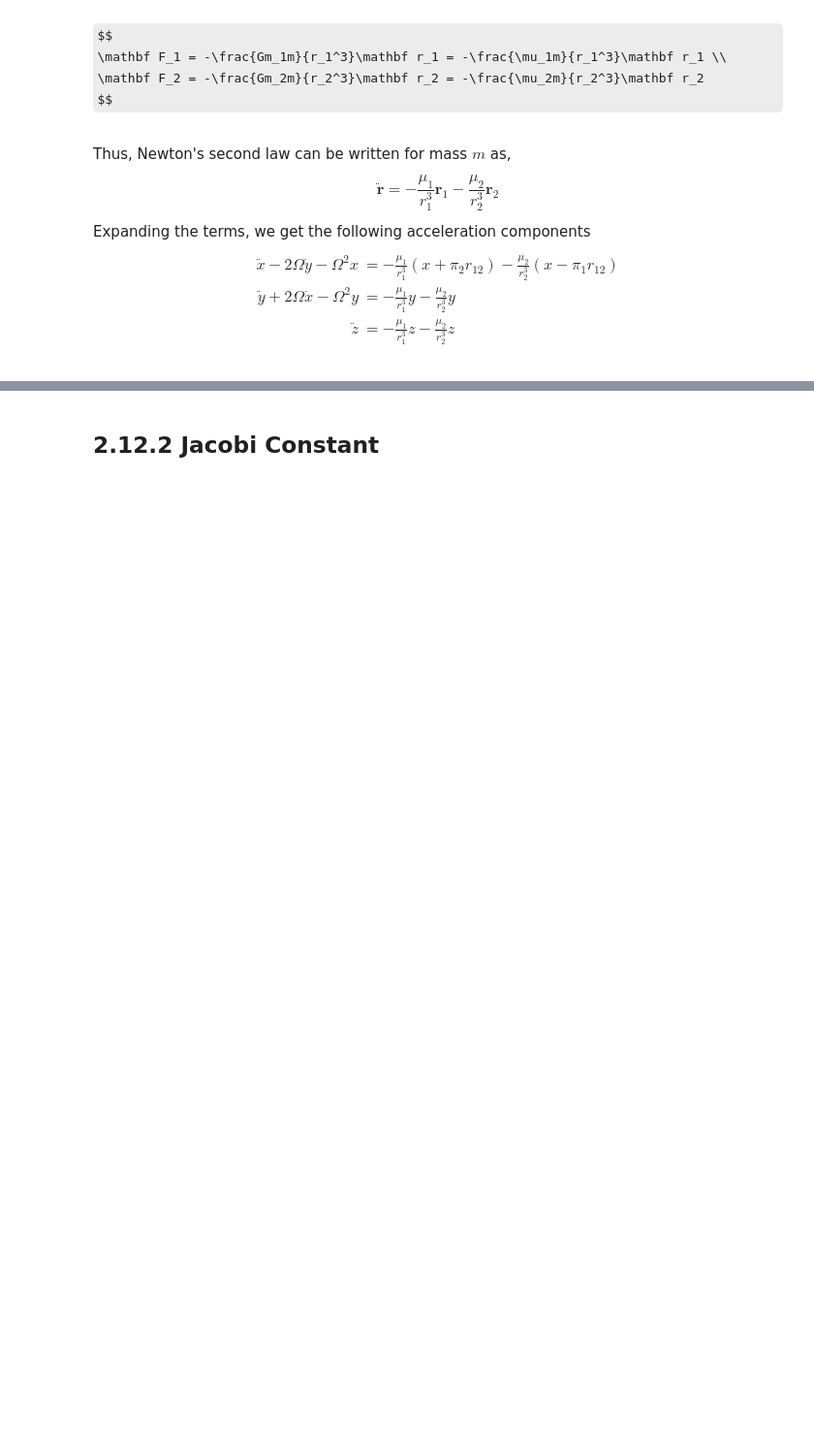
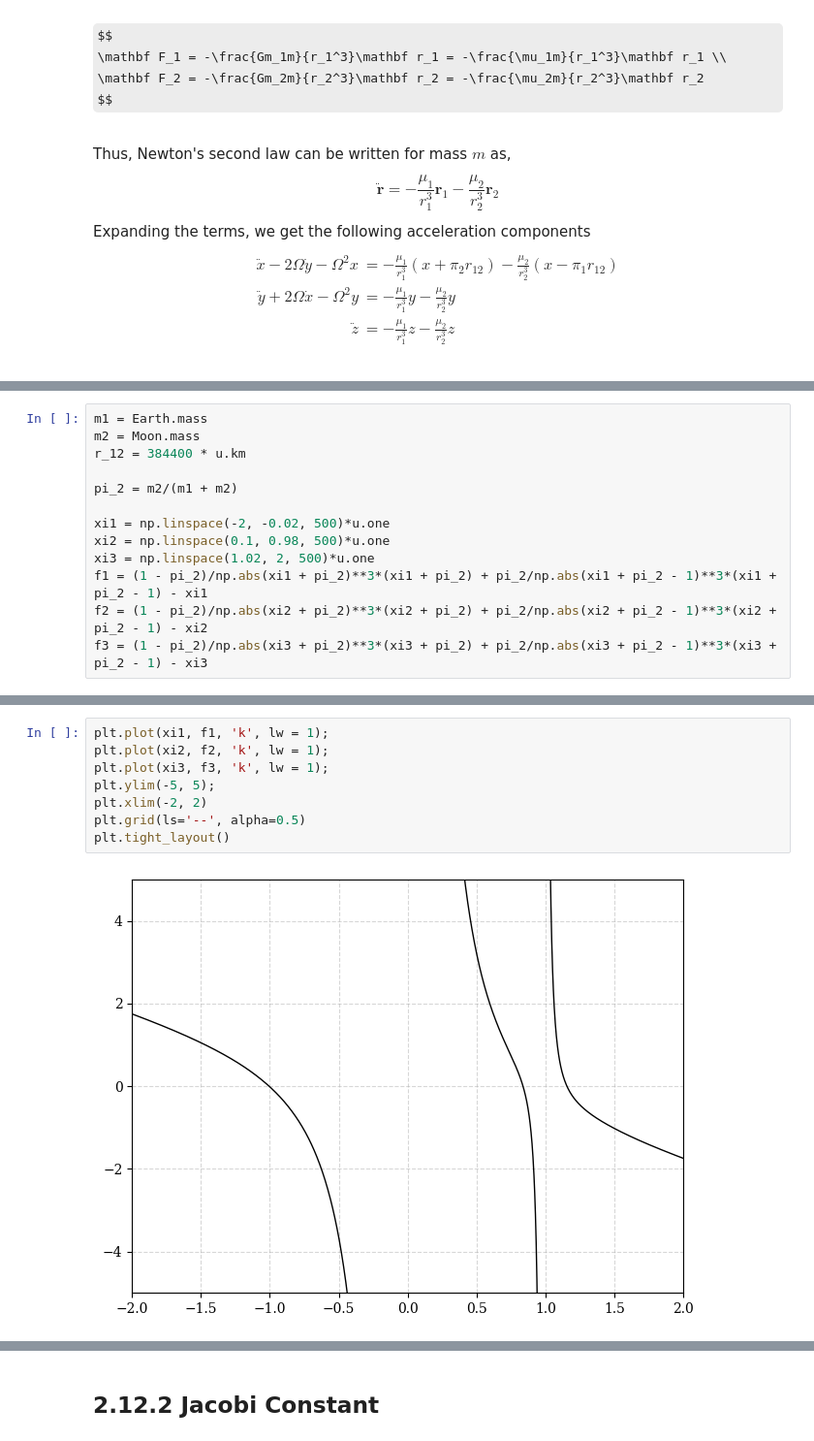
Before and after one commit to faisal2470/BAS, a Jupyter notebook: Chapter2_The_Two_Body_Problem.ipynb, the cells around one changed output, grey strips where cells are left out. Shown at 97% size. Drawn from its saved outputs; the diff is of its cells as text; some formulas as TeX source; blank space fills up the shorter version.

```diff
--- a/Chapter2_The_Two_Body_Problem.ipynb
+++ b/Chapter2_The_Two_Body_Problem.ipynb
@@ -1307,0 +1402,13 @@ $$
+# %%
+m1 = Earth.mass
+m2 = Moon.mass
+r_12 = 384400 * u.km
+
+pi_2 = m2/(m1 + m2)
+
+xi1 = np.linspace(-2, -0.02, 500)*u.one
+xi2 = np.linspace(0.1, 0.98, 500)*u.one
+xi3 = np.linspace(1.02, 2, 500)*u.one
+f1 = (1 - pi_2)/np.abs(xi1 + pi_2)**3*(xi1 + pi_2) + pi_2/np.abs(xi1 + pi_2 - 1)**3*(xi1 + pi_2 - 1) - xi1
+f2 = (1 - pi_2)/np.abs(xi2 + pi_2)**3*(xi2 + pi_2) + pi_2/np.abs(xi2 + pi_2 - 1)**3*(xi2 + pi_2 - 1) - xi2
+f3 = (1 - pi_2)/np.abs(xi3 + pi_2)**3*(xi3 + pi_2) + pi_2/np.abs(xi3 + pi_2 - 1)**3*(xi3 + pi_2 - 1) - xi3
@@ -1307,0 +1428,10 @@ $$
+# %%
+plt.plot(xi1, f1, 'k', lw = 1);
+plt.plot(xi2, f2, 'k', lw = 1);
+plt.plot(xi3, f3, 'k', lw = 1);
+plt.ylim(-5, 5);
+plt.xlim(-2, 2)
+plt.grid(ls='--', alpha=0.5)
+plt.tight_layout()
+# %% [output]
+[figure, added]
```
Also changed, not shown: parts of 5 cells of this notebook.
